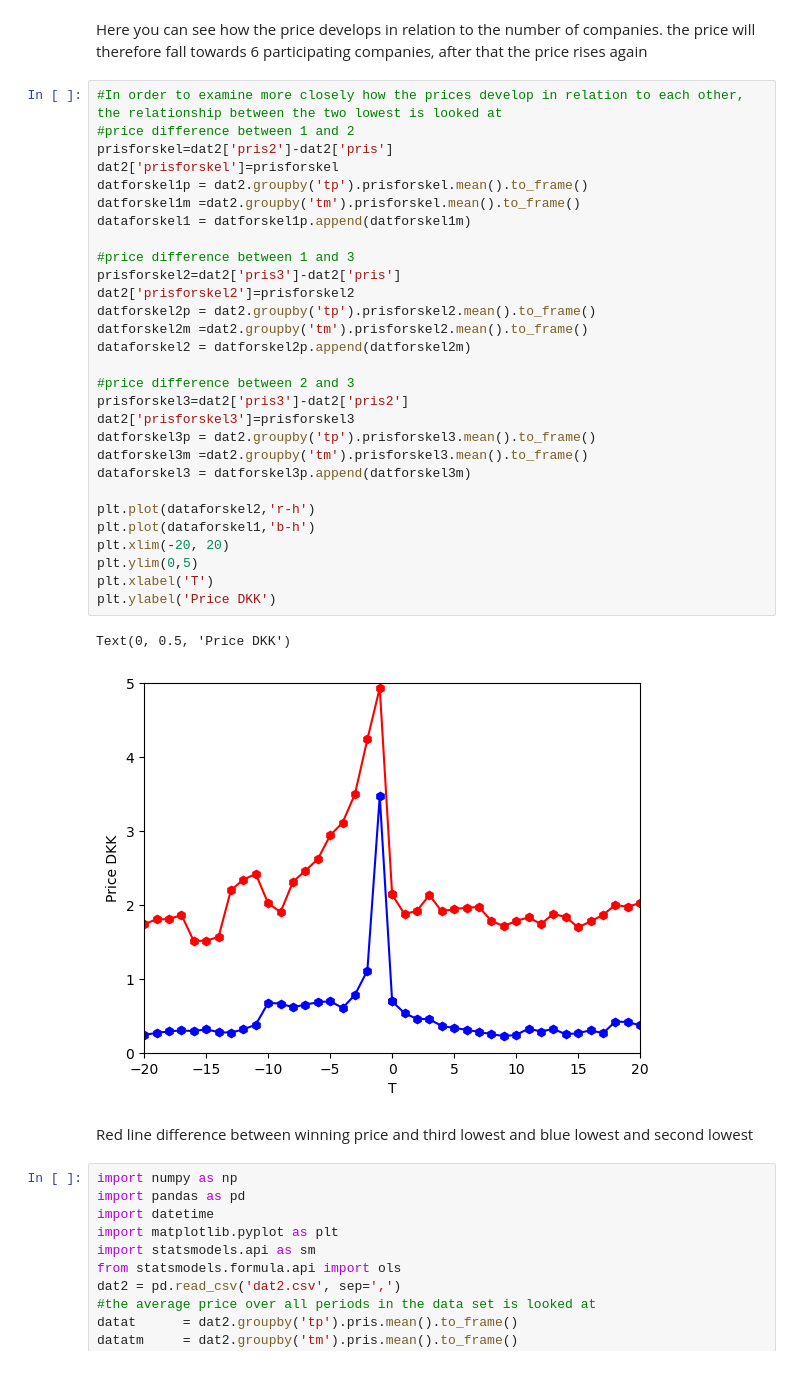
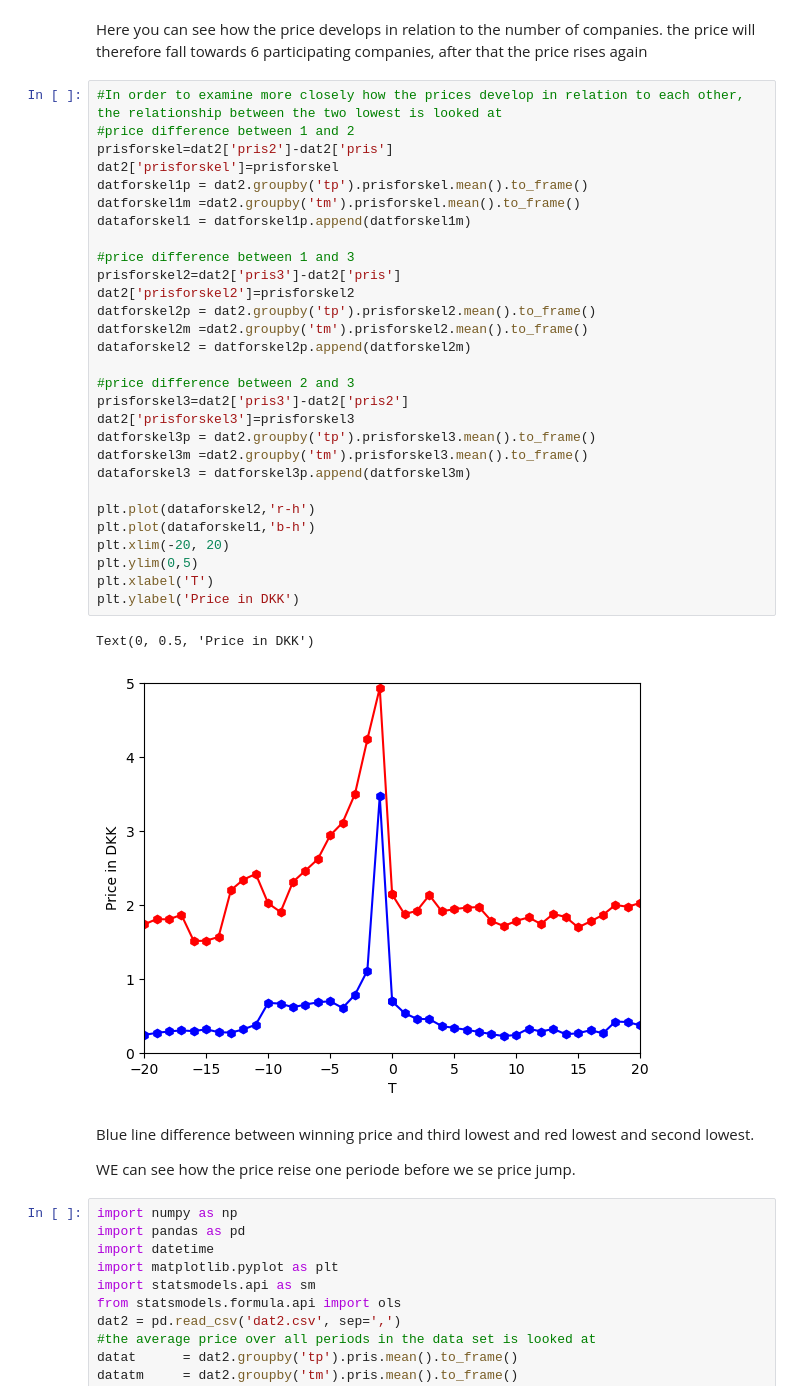
Before and after one commit to NumEconCopenhagen/projects-2023-rikke-og-emma, a Jupyter notebook: dataproject/dataproject.ipynb, the cells around one changed output. Saved outputs shown, nothing was run; the diff lists cells and outputs as text.

```diff
--- a/dataproject/dataproject.ipynb
+++ b/dataproject/dataproject.ipynb
@@ -231,37 +233,39 @@ Here you can see how the price develops in relation to the number of companies.
 # %%
 #In order to examine more closely how the prices develop in relation to each other, the relationship between the two lowest is looked at
 #price difference between 1 and 2
 prisforskel=dat2['pris2']-dat2['pris']
 dat2['prisforskel']=prisforskel
 datforskel1p = dat2.groupby('tp').prisforskel.mean().to_frame()
 datforskel1m =dat2.groupby('tm').prisforskel.mean().to_frame()
 dataforskel1 = datforskel1p.append(datforskel1m)
 
 #price difference between 1 and 3
 prisforskel2=dat2['pris3']-dat2['pris']
 dat2['prisforskel2']=prisforskel2
 datforskel2p = dat2.groupby('tp').prisforskel2.mean().to_frame()
 datforskel2m =dat2.groupby('tm').prisforskel2.mean().to_frame()
 dataforskel2 = datforskel2p.append(datforskel2m)
 
 #price difference between 2 and 3
 prisforskel3=dat2['pris3']-dat2['pris2']
 dat2['prisforskel3']=prisforskel3
 datforskel3p = dat2.groupby('tp').prisforskel3.mean().to_frame()
 datforskel3m =dat2.groupby('tm').prisforskel3.mean().to_frame()
 dataforskel3 = datforskel3p.append(datforskel3m)
 
 plt.plot(dataforskel2,'r-h')
 plt.plot(dataforskel1,'b-h')
 plt.xlim(-20, 20)
 plt.ylim(0,5)
 plt.xlabel('T')
-plt.ylabel('Price DKK')
+plt.ylabel('Price in DKK')
 # %% [output]
-Text(0, 0.5, 'Price DKK')
+Text(0, 0.5, 'Price in DKK')
-[figure, old version]
+[figure, new version]
 # %% [markdown]
-Red line difference between winning price and third lowest and blue lowest and second lowest
+Blue line difference between winning price and third lowest and red lowest and second lowest.
+
+WE can see how the price reise one periode before we se price jump.
 # %%
 import numpy as np
 import pandas as pd
```
Also changed, not shown: parts of 7 cells of this notebook, 1 other file.
